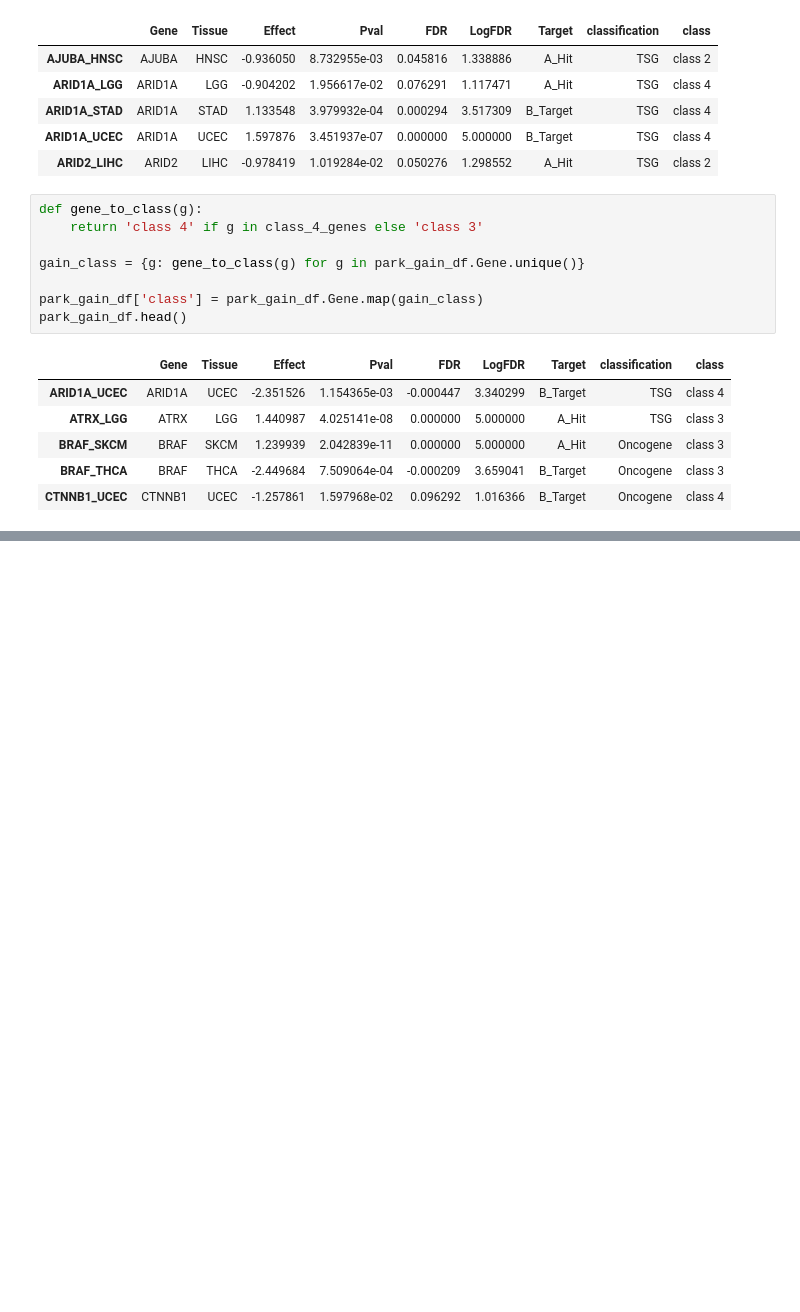
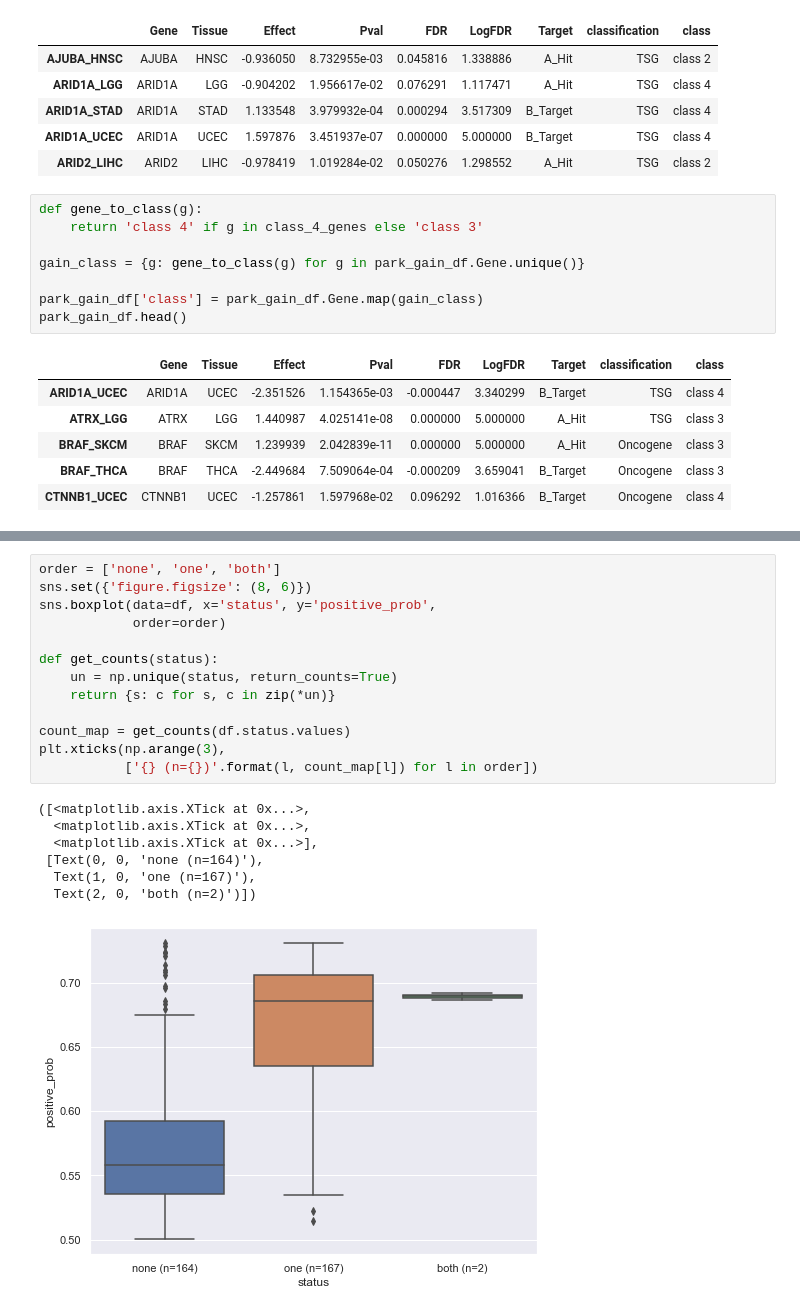
Before and after one commit to greenelab/mutation-fn, a Jupyter notebook: 3_park_analysis.ipynb, the cells around one changed output, grey strips where cells are left out. Saved outputs shown, nothing was run; the diff lists cells and outputs as text; blank space fills up the shorter version.

```diff
--- a/3_park_analysis.ipynb
+++ b/3_park_analysis.ipynb
@@ -145,0 +224,21 @@ park_gain_df.head()
+# %%
+order = ['none', 'one', 'both']
+sns.set({'figure.figsize': (8, 6)})
+sns.boxplot(data=df, x='status', y='positive_prob',
+            order=order)
+
+def get_counts(status):
+    un = np.unique(status, return_counts=True)
+    return {s: c for s, c in zip(*un)}
+
+count_map = get_counts(df.status.values)
+plt.xticks(np.arange(3),
+           ['{} (n={})'.format(l, count_map[l]) for l in order])
+# %% [output]
+([<matplotlib.axis.XTick at 0x...>,
+  <matplotlib.axis.XTick at 0x...>,
+  <matplotlib.axis.XTick at 0x...>],
+ [Text(0, 0, 'none (n=164)'),
+  Text(1, 0, 'one (n=167)'),
+  Text(2, 0, 'both (n=2)')])
+[figure, added]
```
Also changed, not shown: parts of 6 cells of this notebook, 1 other file.
